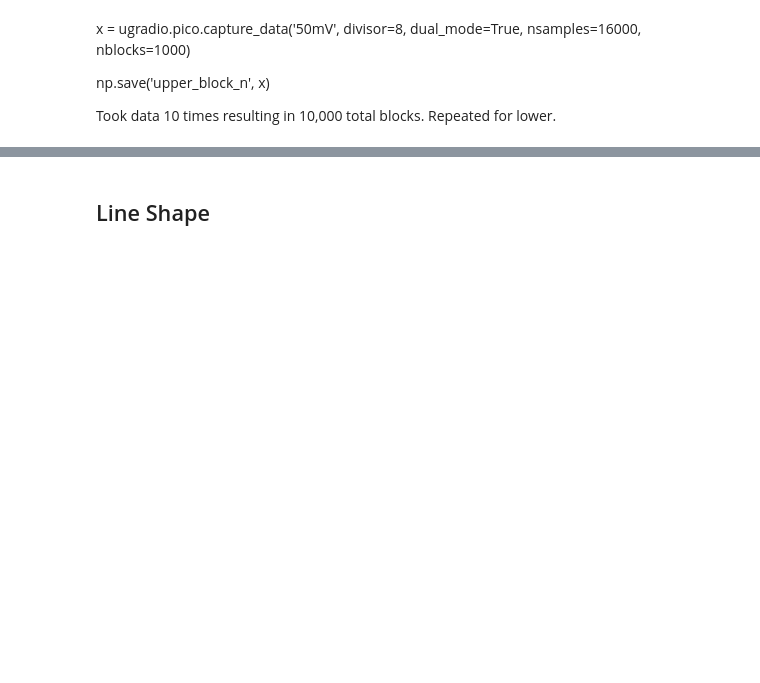
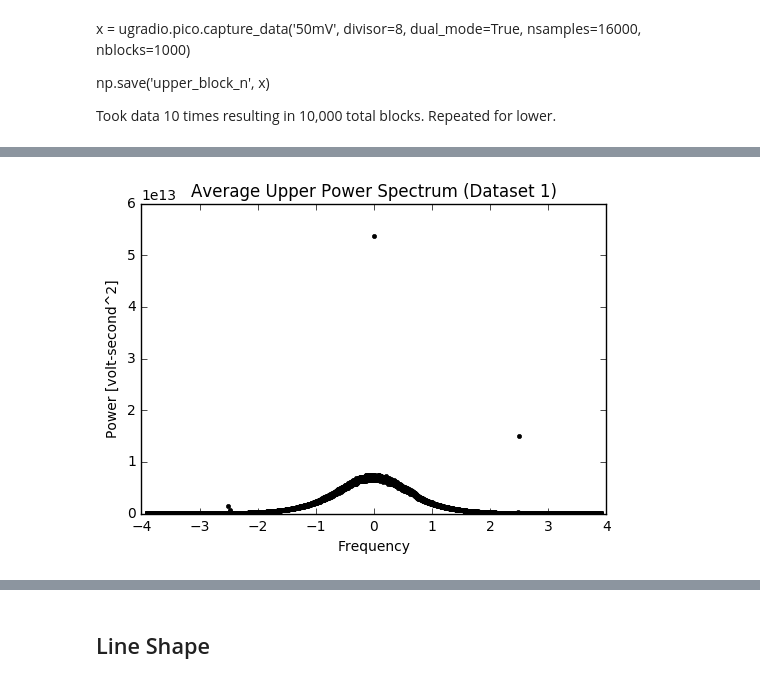
Before and after one commit to gracefujii/Astro-121, a Jupyter notebook: Lab 2.ipynb, the cells around one changed output, grey strips where cells are left out. Saved outputs shown, nothing was run; the diff lists cells and outputs as text; code cells hidden in the pictures; blank space fills up the shorter version.

```diff
--- a/Lab 2.ipynb
+++ b/Lab 2.ipynb
@@ -45,8 +45,17 @@ np.save('upper_block_n', x)
 
 Took data 10 times resulting in 10,000 total blocks. Repeated for lower.
 # %%
-def avg_ps(data, n):
-    """Takes in a dualmode dataset of n blocks -- 16000 samples each -- and returns a power spectrum averaged over all blocks"""
+def avg_ps(data, n=1000):
+    """Takes in a dualmode dataset of n blocks -- 16000 samples each -- and returns a power spectrum averaged over all blocks.
+
+    Parameters
+    ----------
+    data : data taken from pico sampler, loaded as an array
+    n : number of blocks of data taken
+
+    Returns
+    -------
+    avg_power : average power spectrum of n blocks of complex data"""
 
     real = data[:len(data)/2]
     imag = data[len(data)/2:len(data)]
@@ -64,8 +73,9 @@ def avg_ps(data, n):
     return(avg_power)
 # %%
 data = np.load('upper_block_1.npy')
-power, freq = avg_ps(data, 1000)
-plt.plot(freq, np.log(power), 'k.')
+power = avg_ps(data, 1000)
+freq = np.fft.fftfreq(len(power), 1/(62.5/8))
+plt.plot(freq, power, 'k.')
 plt.title('Average Upper Power Spectrum (Dataset 1)')
 plt.xlabel('Frequency')
 plt.ylabel('Power [volt-second^2]')
@@ -76,2 +84,3 @@ plt.show()
+[figure, added]
 # %%
 data = np.load('lower_block_1.npy')
```
Also changed, not shown: parts of 34 cells of this notebook.
